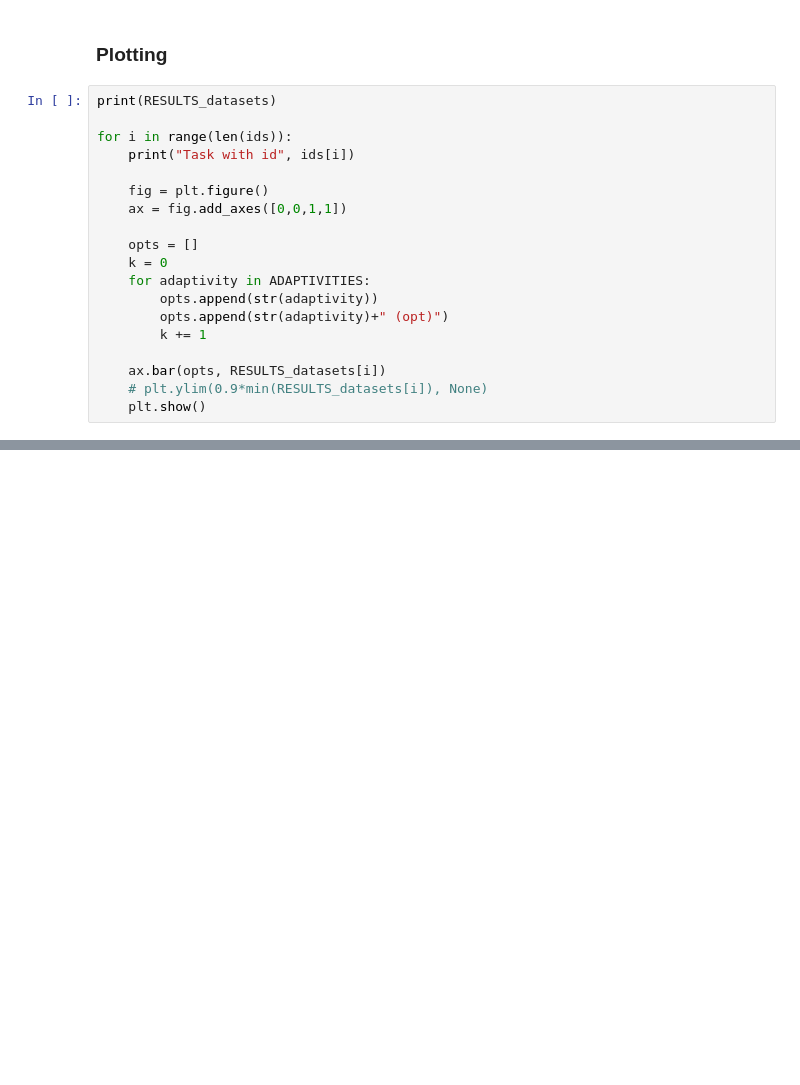
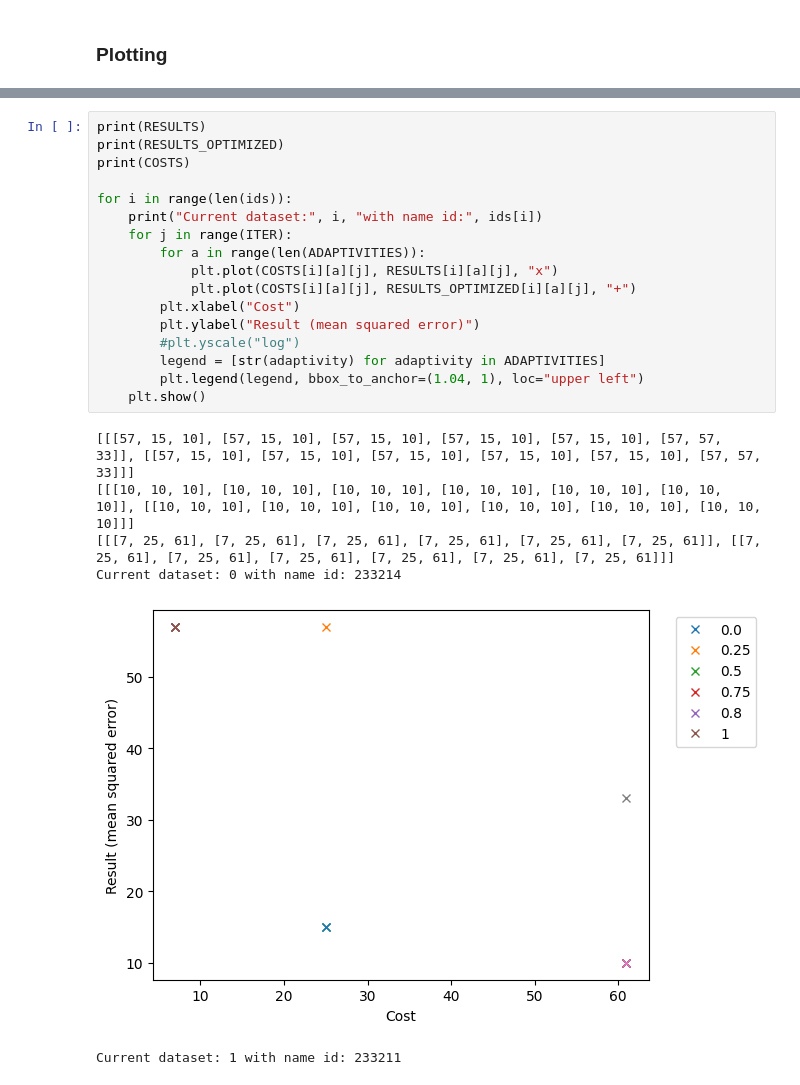
Before and after one commit to Muxlll/Masterarbeit, a Jupyter notebook: Code/Improvements_adaptivity.ipynb, the cells around one changed output, grey strips where cells are left out. Cells and saved outputs as stored; diff of their text form; blank space fills up the shorter version.

```diff
--- a/Code/Improvements_adaptivity.ipynb
+++ b/Code/Improvements_adaptivity.ipynb
@@ -174,21 +215,2 @@ Resulting loss (Optimal point evaluated):
 # %% [markdown]
 ### Plotting
-# %%
-print(RESULTS_datasets)
-
-for i in range(len(ids)):
-    print("Task with id", ids[i])
-
-    fig = plt.figure()
-    ax = fig.add_axes([0,0,1,1])
-
-    opts = []
-    k = 0
-    for adaptivity in ADAPTIVITIES:
-        opts.append(str(adaptivity))
-        opts.append(str(adaptivity)+" (opt)")
-        k += 1
-
-    ax.bar(opts, RESULTS_datasets[i])
-    # plt.ylim(0.9*min(RESULTS_datasets[i]), None)
-    plt.show()
@@ -206,0 +217,24 @@ Task with id 359940
+# %%
+print(RESULTS)
+print(RESULTS_OPTIMIZED)
+print(COSTS)
+
+for i in range(len(ids)):
+    print("Current dataset:", i, "with name id:", ids[i])
+    for j in range(ITER):
+        for a in range(len(ADAPTIVITIES)):
+            plt.plot(COSTS[i][a][j], RESULTS[i][a][j], "x")
+            plt.plot(COSTS[i][a][j], RESULTS_OPTIMIZED[i][a][j], "+")
+        plt.xlabel("Cost")
+        plt.ylabel("Result (mean squared error)")
+        #plt.yscale("log")
+        legend = [str(adaptivity) for adaptivity in ADAPTIVITIES]
+        plt.legend(legend, bbox_to_anchor=(1.04, 1), loc="upper left")
+    plt.show()
+# %% [output]
+[[[57, 15, 10], [57, 15, 10], [57, 15, 10], [57, 15, 10], [57, 15, 10], [57, 57, 33]], [[57, 15, 10], [57, 15, 10], [57, 15, 10], [57, 15, 10], [57, 15, 10], [57, 57, 33]]]
+[[[10, 10, 10], [10, 10, 10], [10, 10, 10], [10, 10, 10], [10, 10, 10], [10, 10, 10]], [[10, 10, 10], [10, 10, 10], [10, 10, 10], [10, 10, 10], [10, 10, 10], [10, 10, 10]]]
+[[[7, 25, 61], [7, 25, 61], [7, 25, 61], [7, 25, 61], [7, 25, 61], [7, 25, 61]], [[7, 25, 61], [7, 25, 61], [7, 25, 61], [7, 25, 61], [7, 25, 61], [7, 25, 61]]]
+Current dataset: 0 with name id: 233214
+[figure, added]
+Current dataset: 1 with name id: 233211
```
Also changed, not shown: parts of 6 cells of this notebook, 2 other files.
